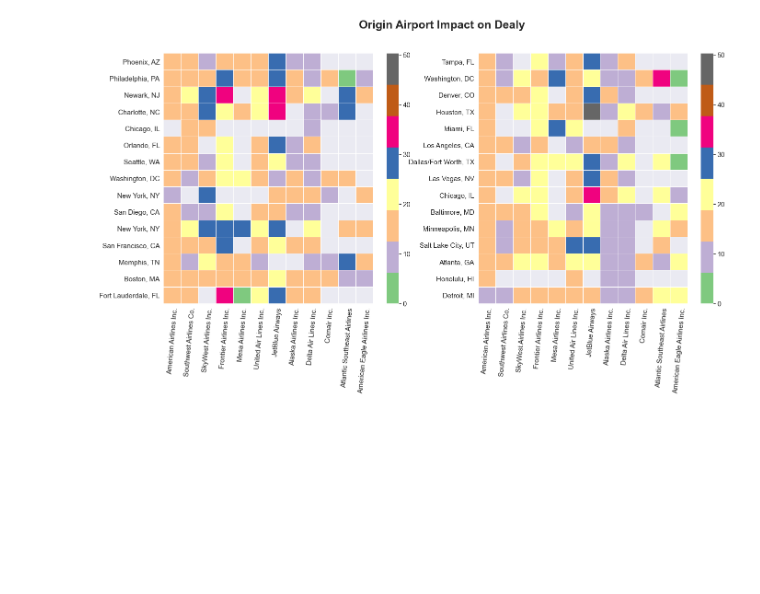
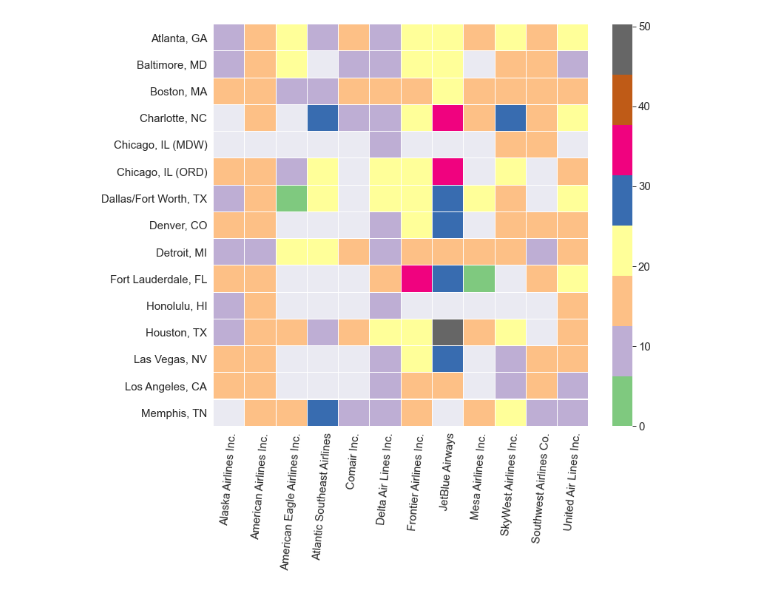
Before and after one commit to xiomarag/DataMining380L, a Jupyter notebook: origin_airport_impact_delay.ipynb, the cells around one changed output. Cells and saved outputs as stored; diff of their text form; code cells hidden in the pictures; blank space fills up the shorter version.

Commit message:
heatmap updates

```diff
--- a/origin_airport_impact_delay.ipynb
+++ b/origin_airport_impact_delay.ipynb
@@ -21,13 +57,8 @@ data.head()
 # %%
-core30 = data['ORIGIN'].unique()
-airlines = data['CARRIER_NAME'].unique()
-airport_airline_matrix = pd.DataFrame(core30)
-airport_airline_matrix.set_index(0, inplace=True)
-
-origin_loc = data[['ORIGIN','ORIGIN_CITY_NAME']]
-origin_loc = origin_loc.set_index('ORIGIN')['ORIGIN_CITY_NAME'].to_dict()
+data['DEP_DELAY_NEW'] = data['DEP_DELAY_NEW'].fillna(0)
+data['DEP_DELAY_NEW'].astype(float)
 
 for a in airlines:
     data_airline = data[data['CARRIER_NAME'] == a]
-    delay_by_origin = data_airline['DEP_DELAY_NEW'].groupby(data['ORIGIN']).mean()
+    delay_by_origin = data_airline['DEP_DELAY_NEW'].groupby(data_airline['ORIGIN']).mean()
     airport_airline_matrix[a] = delay_by_origin
@@ -51,0 +75,5 @@ for a in airlines:
+# %%
+airport_airline_matrix = airport_airline_matrix.rename(index=sorted_origin_loc)
+airport_airline_matrix = airport_airline_matrix.sort_index()
+airport_airline_matrix = airport_airline_matrix.reindex(sorted(airport_airline_matrix.columns), axis=1)
+airport_airline_matrix.head()
@@ -52,30 +88,20 @@ for a in airlines:
 # %%
-fig = plt.figure(1, figsize = (20,10))
-fig.suptitle('Origin Airport Impact on Dealy',fontsize=25,fontweight='semibold')
+fig = plt.figure(1, figsize = (25,10))
+# fig.suptitle('Origin Airport Impact on Dealy',fontsize=25,fontweight='semibold')
 sea.set(context="paper")
 
 left_airports = airport_airline_matrix.iloc[:15]
-left_airports = left_airports.rename(index=origin_loc)
 right_airports = airport_airline_matrix.iloc[15:]
-right_airports = right_airports.rename(index=origin_loc)
 max_delay = airport_airline_matrix.melt().value.max()
 
 ax0 = fig.add_subplot(1,2,1)
 sea.heatmap(left_airports, linewidths=0.01, cmap="Accent", vmin=0, vmax=max_delay)
 plt.setp(ax0.get_xticklabels(), fontsize=15, rotation=85)
 plt.setp(ax0.get_yticklabels(), fontsize=15, rotation=0)
 cbar = ax0.collections[0].colorbar
 cbar.ax.tick_params(labelsize=15)
 ax0.yaxis.label.set_visible(False)
 
-ax1 = fig.add_subplot(1,2,2)
-sea.heatmap(right_airports, linewidths=0.01, cmap="Accent", vmin=0, vmax=max_delay)
-plt.setp(ax1.get_xticklabels(), fontsize=15, rotation=85)
-plt.setp(ax1.get_yticklabels(), fontsize=15, rotation=0)
-cbar = ax1.collections[0].colorbar
-cbar.ax.tick_params(labelsize=15)
-ax1.yaxis.label.set_visible(False)
-
-fig.savefig('origin_airport_heatmap.jpg', format='jpg', bbox_inches='tight',dpi=300,facecolor=fig.get_facecolor(), edgecolor='none')
+fig.savefig('heatmap_1.jpg', format='jpg', bbox_inches='tight',dpi=300,facecolor=fig.get_facecolor(), edgecolor='none')
 # %% [output]
-[figure, old version]
+[figure, new version]
```
Also changed, not shown: parts of 7 cells of this notebook, 5 other files.
